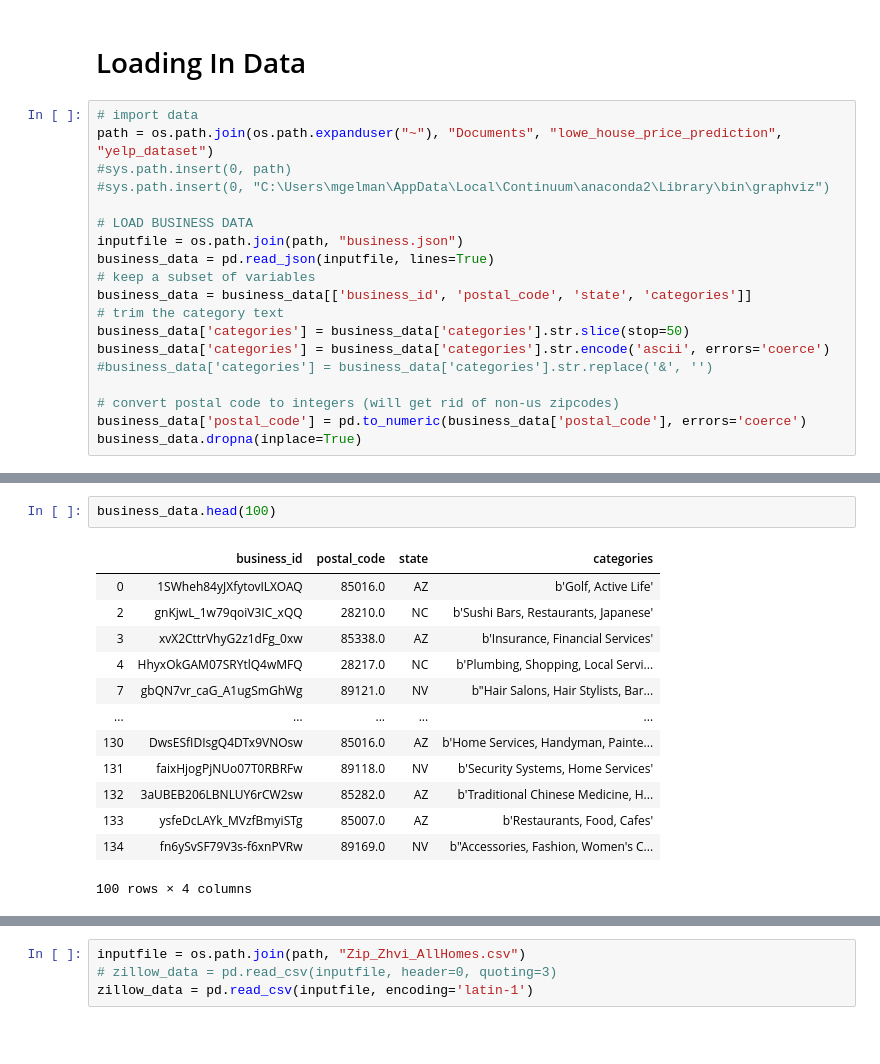
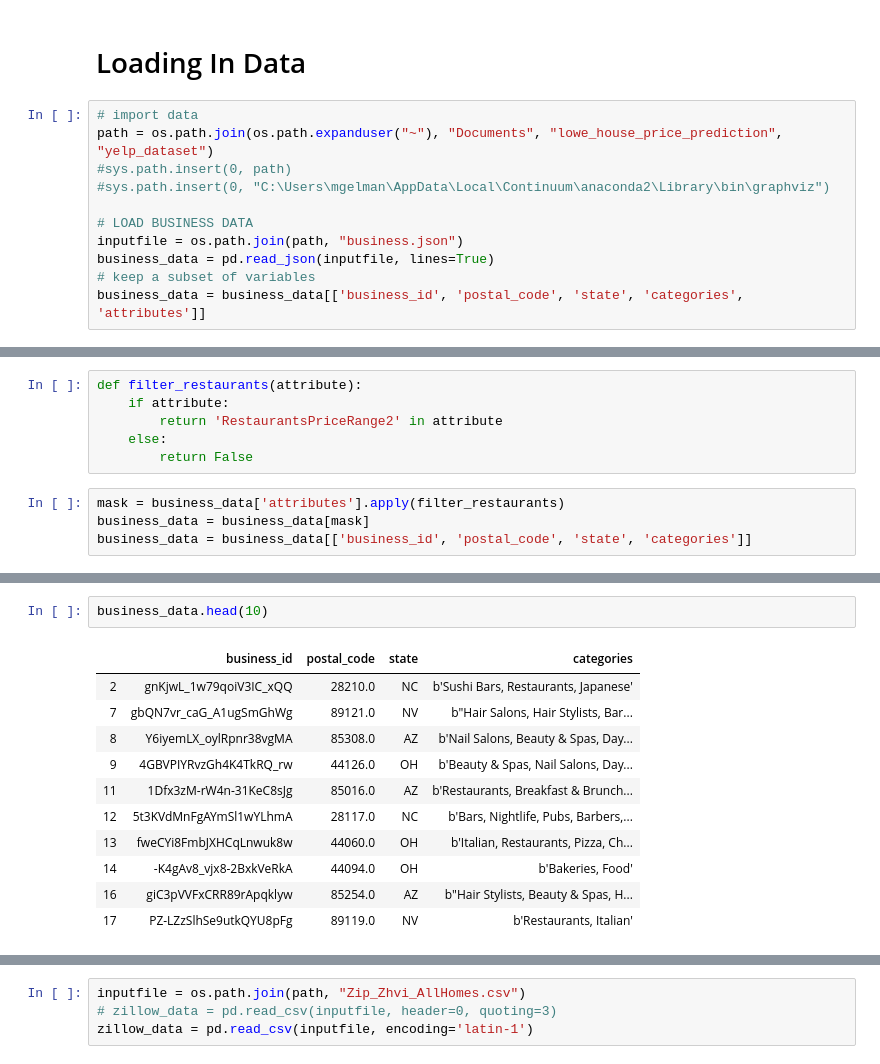
Before and after one commit to mgelman/gentrification, a Jupyter notebook: house_price_prediction_tony.ipynb, the cells around one changed output, grey strips where cells are left out. Drawn from its saved outputs; the diff is of its cells as text; blank space fills up the shorter version.

```diff
--- a/house_price_prediction_tony.ipynb
+++ b/house_price_prediction_tony.ipynb
@@ -72,12 +75,4 @@ path = os.path.join(os.path.expanduser("~"), "Documents", "lowe_house_price_pred
 inputfile = os.path.join(path, "business.json")
 business_data = pd.read_json(inputfile, lines=True)
 # keep a subset of variables
-business_data = business_data[['business_id', 'postal_code', 'state', 'categories']]
-# trim the category text
-business_data['categories'] = business_data['categories'].str.slice(stop=50)
-business_data['categories'] = business_data['categories'].str.encode('ascii', errors='coerce')
-#business_data['categories'] = business_data['categories'].str.replace('&', '')
-
-# convert postal code to integers (will get rid of non-us zipcodes)
-business_data['postal_code'] = pd.to_numeric(business_data['postal_code'], errors='coerce')
-business_data.dropna(inplace=True)
+business_data = business_data[['business_id', 'postal_code', 'state', 'categories', 'attributes']]
@@ -83,0 +85,10 @@ business_data.dropna(inplace=True)
+# %%
+def filter_restaurants(attribute):
+    if attribute:
+        return 'RestaurantsPriceRange2' in attribute
+    else:
+        return False
+# %%
+mask = business_data['attributes'].apply(filter_restaurants)
+business_data = business_data[mask]
+business_data = business_data[['business_id', 'postal_code', 'state', 'categories']]
@@ -84,19 +108,17 @@ business_data.dropna(inplace=True)
 # %%
-business_data.head(100)
+business_data.head(10)
 # %% [output]
 |  | business_id | postal_code | state | categories |
-| 0 | 1SWheh84yJXfytovILXOAQ | 85016.0 | AZ | b'Golf, Active Life' |
 | 2 | gnKjwL_1w79qoiV3IC_xQQ | 28210.0 | NC | b'Sushi Bars, Restaurants, Japanese' |
-| 3 | xvX2CttrVhyG2z1dFg_0xw | 85338.0 | AZ | b'Insurance, Financial Services' |
-| 4 | HhyxOkGAM07SRYtlQ4wMFQ | 28217.0 | NC | b'Plumbing, Shopping, Local Servi... |
 | 7 | gbQN7vr_caG_A1ugSmGhWg | 89121.0 | NV | b"Hair Salons, Hair Stylists, Bar... |
-| ... | ... | ... | ... | ... |
-| 130 | DwsESfIDIsgQ4DTx9VNOsw | 85016.0 | AZ | b'Home Services, Handyman, Painte... |
-| 131 | faixHjogPjNUo07T0RBRFw | 89118.0 | NV | b'Security Systems, Home Services' |
-| 132 | 3aUBEB206LBNLUY6rCW2sw | 85282.0 | AZ | b'Traditional Chinese Medicine, H... |
-| 133 | ysfeDcLAYk_MVzfBmyiSTg | 85007.0 | AZ | b'Restaurants, Food, Cafes' |
-| 134 | fn6ySvSF79V3s-f6xnPVRw | 89169.0 | NV | b"Accessories, Fashion, Women's C... |
+| 8 | Y6iyemLX_oylRpnr38vgMA | 85308.0 | AZ | b'Nail Salons, Beauty & Spas, Day... |
+| 9 | 4GBVPIYRvzGh4K4TkRQ_rw | 44126.0 | OH | b'Beauty & Spas, Nail Salons, Day... |
+| 11 | 1Dfx3zM-rW4n-31KeC8sJg | 85016.0 | AZ | b'Restaurants, Breakfast & Brunch... |
+| 12 | 5t3KVdMnFgAYmSl1wYLhmA | 28117.0 | NC | b'Bars, Nightlife, Pubs, Barbers,... |
+| 13 | fweCYi8FmbJXHCqLnwuk8w | 44060.0 | OH | b'Italian, Restaurants, Pizza, Ch... |
+| 14 | -K4gAv8_vjx8-2BxkVeRkA | 44094.0 | OH | b'Bakeries, Food' |
+| 16 | giC3pVVFxCRR89rApqklyw | 85254.0 | AZ | b"Hair Stylists, Beauty & Spas, H... |
+| 17 | PZ-LZzSlhSe9utkQYU8pFg | 89119.0 | NV | b'Restaurants, Italian' |
-100 rows × 4 columns
 # %%
 # LOAD IN REVIEW DATA (use unix command top to create a smaller version of the dataset)
 # head -n NUMBEROFLINES file.json > mynewfile.json
```
Also changed, not shown: parts of 39 cells of this notebook.
